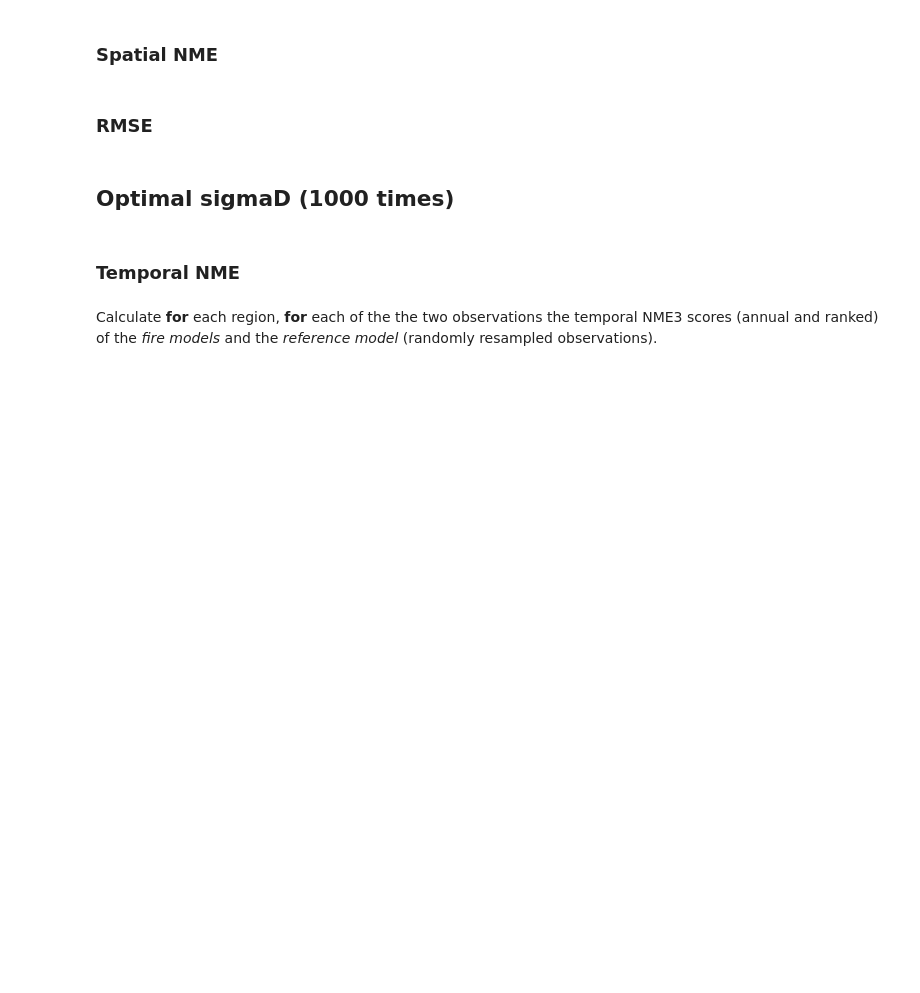
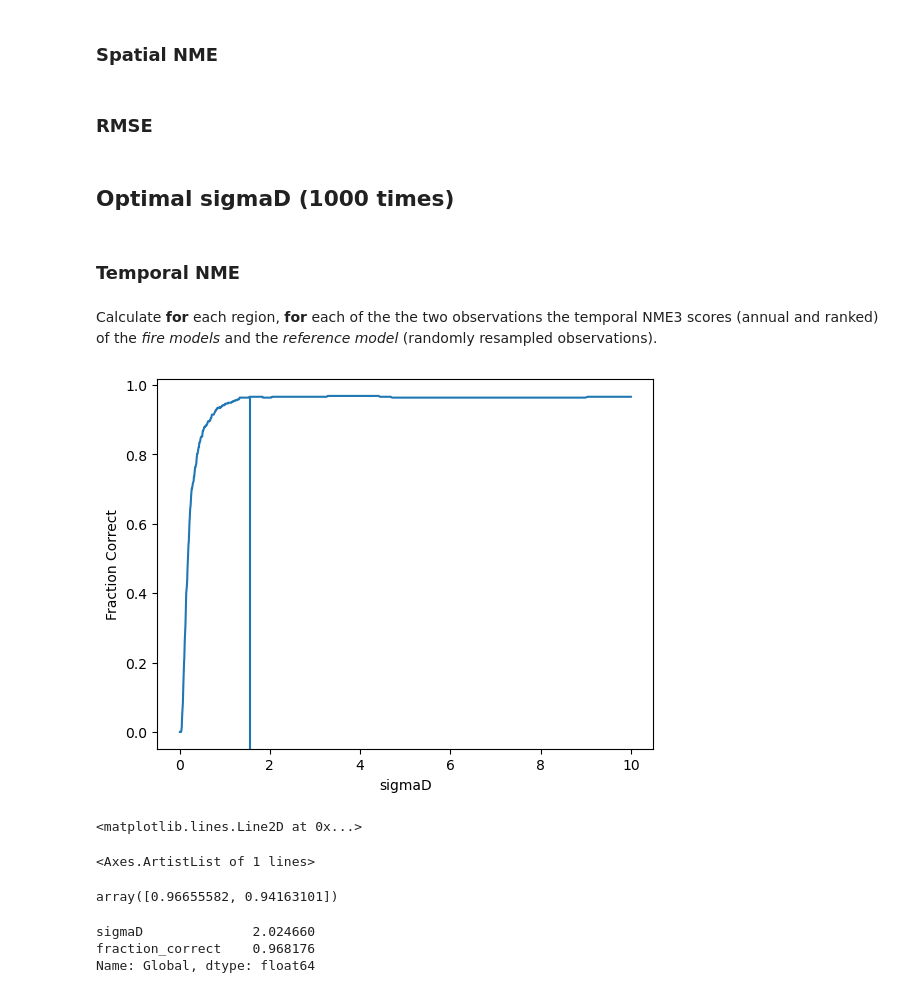
Before and after one commit to SeppeLampe/Global-Burned-Area-Increasingly-Explained-By-Climate-Change, a Jupyter notebook: Scripts/3_Evaluation_Weighting.ipynb, the cells around one changed output. Cells and saved outputs as stored; diff of their text form; code cells hidden in the pictures; blank space fills up the shorter version.

```diff
--- a/Scripts/3_Evaluation_Weighting.ipynb
+++ b/Scripts/3_Evaluation_Weighting.ipynb
@@ -167,0 +180,3 @@ optimal_weights.to_pickle(os.path.join(RESULTS_PATH, 'optimal_weights.pkl'))
+# %%
+knee_results = pd.read_pickle(os.path.join(RESULTS_PATH, 'knees.pkl'))
+fraction_correct = pd.read_pickle(os.path.join(RESULTS_PATH, 'fraction_correct.pkl'))
@@ -167,0 +187,29 @@ optimal_weights.to_pickle(os.path.join(RESULTS_PATH, 'optimal_weights.pkl'))
+# %%
+best = knee_results.groupby('Region').mean().loc['Global']
+fraction_global = fraction_correct.stack().groupby(['sigmaD', 'Region']).mean().loc[(slice(None), 'Global')]
+# %%
+fraction_global.name = 'Fraction Correct'
+global_plot = sns.lineplot(fraction_global)
+global_plot.axvline(x=best.sigmaD, ymin=0, ymax=best.fraction_correct*0.98)
+plt.savefig('test.png', dpi=300, bbox_inches='tight', transparent=True)
+# %% [output]
+[figure, added]
+# %%
+height = np.interp(best, global_plot.lines[0].get_xdata(), global_plot.lines[0].get_ydata())
+global_plot.axvline(x=best.sigmaD, ymin=0, ymax=best.fraction_correct)
+# %% [output]
+<matplotlib.lines.Line2D at 0x...>
+# %%
+global_plot.lines
+# %% [output]
+<Axes.ArtistList of 1 lines>
+# %%
+height
+# %% [output]
+array([0.96655582, 0.94163101])
+# %%
+best
+# %% [output]
+sigmaD              2.024660
+fraction_correct    0.968176
+Name: Global, dtype: float64
```
Also changed, not shown: parts of 11 cells of this notebook, 26 other files.
